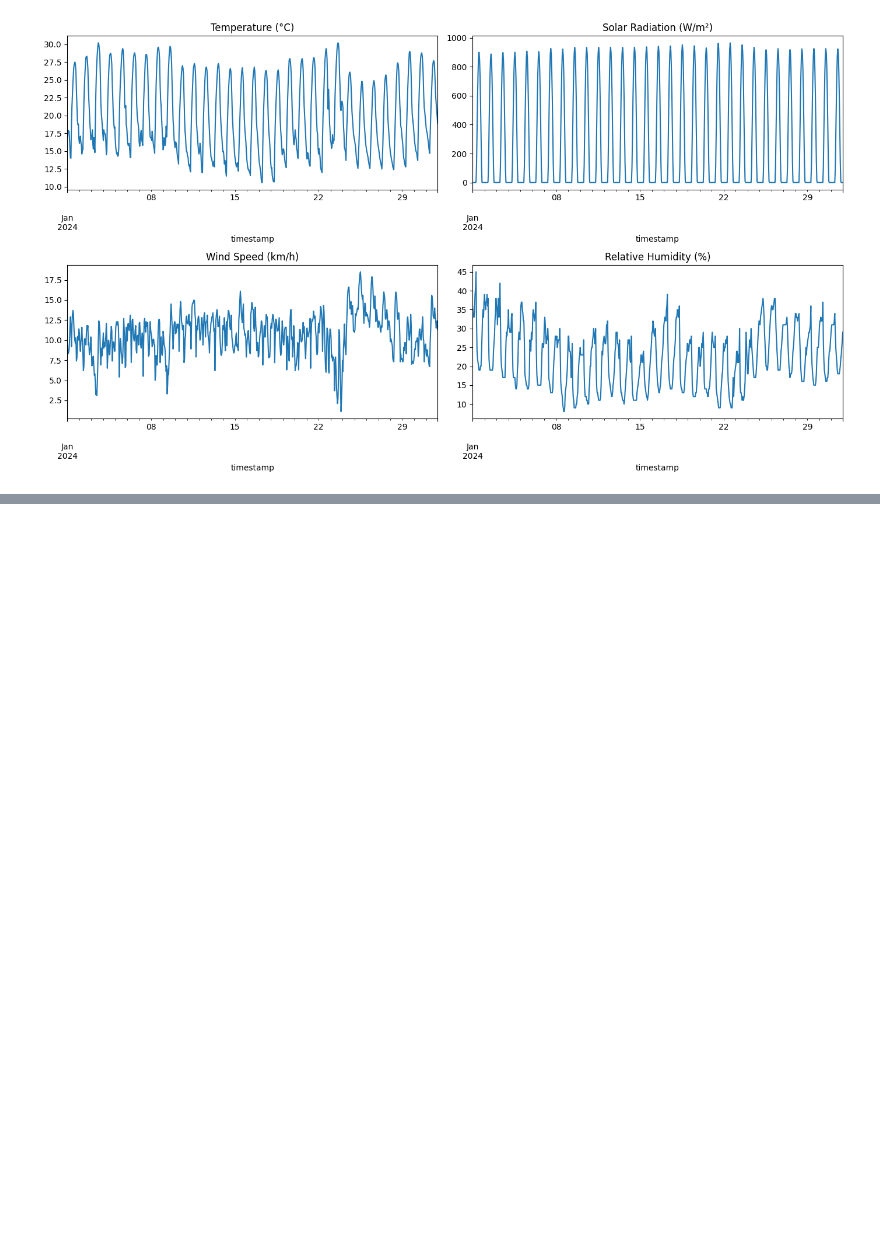
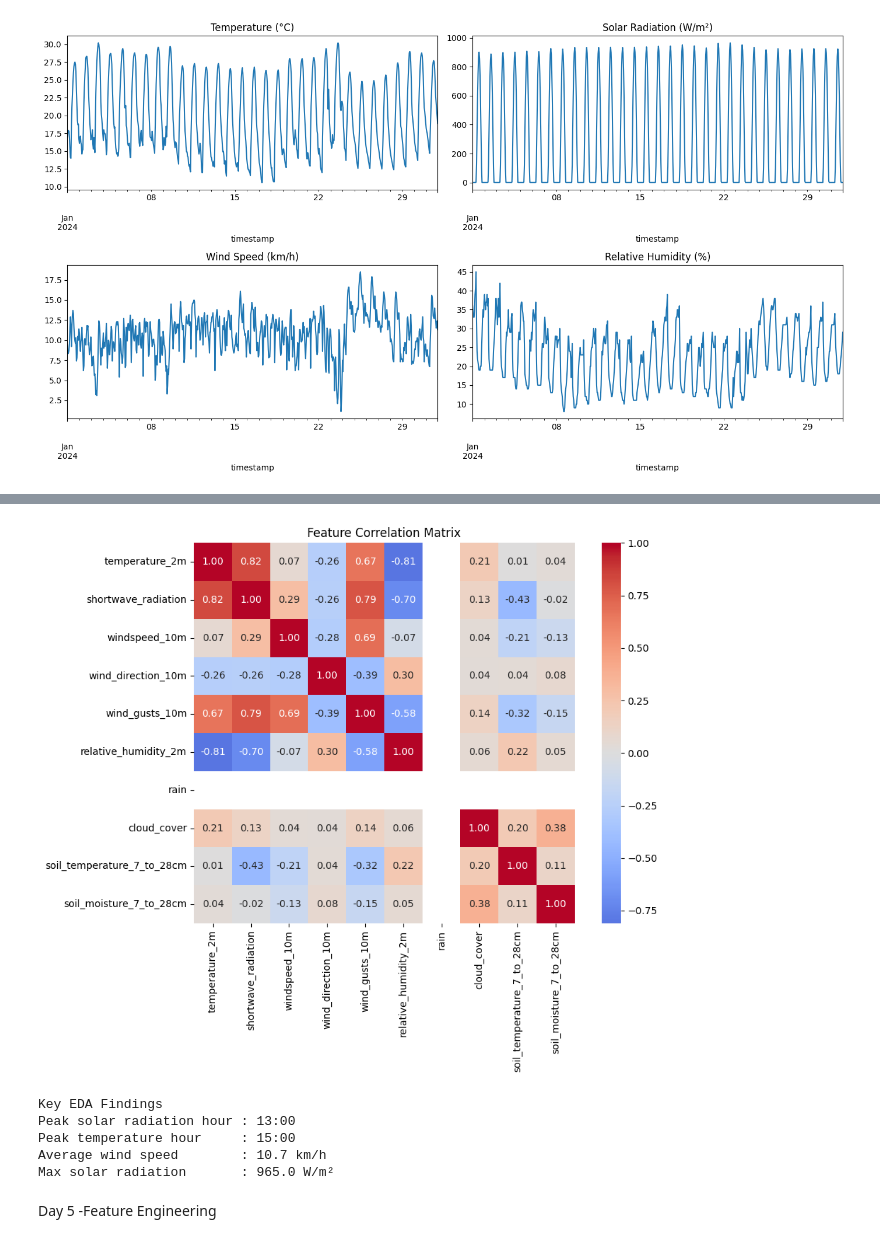
Before and after one commit to mmoh-i/ml-sprint, a Jupyter notebook: notebooks/01_cleaning.ipynb, the cells around one changed output, grey strips where cells are left out. Saved outputs shown, nothing was run; the diff lists cells and outputs as text; code cells hidden in the pictures; blank space fills up the shorter version.

Commit message:
Days 3-6: cleaning, EDA, feature engineering and scaling

```diff
--- a/notebooks/01_cleaning.ipynb
+++ b/notebooks/01_cleaning.ipynb
@@ -140,0 +196,27 @@ df.head()
+# %%
+#correlation
+
+fig, ax = plt.subplots(figsize=(10,8))
+sns.heatmap(df[sensor_cols].corr(), annot=True, fmt=".2f", cmap="coolwarm", center=0, ax=ax, square=True)
+ax.set_title("Feature Correlation Matrix")
+plt.tight_layout()
+plt.show()
+# %% [output]
+[figure, added]
+# %%
+peak_solar_hour = df_plot.groupby(df_plot.index.hour)["shortwave_radiation"].mean().idxmax()
+peak_temp_hour  = df_plot.groupby(df_plot.index.hour)["temperature_2m"].mean().idxmax()
+
+print("Key EDA Findings")
+print(f"Peak solar radiation hour : {peak_solar_hour}:00")
+print(f"Peak temperature hour     : {peak_temp_hour}:00")
+print(f"Average wind speed        : {df['windspeed_10m'].mean():.1f} km/h")
+print(f"Max solar radiation       : {df['shortwave_radiation'].max():.1f} W/m²")
+# %% [output]
+Key EDA Findings
+Peak solar radiation hour : 13:00
+Peak temperature hour     : 15:00
+Average wind speed        : 10.7 km/h
+Max solar radiation       : 965.0 W/m²
+# %% [markdown]
+Day 5 -Feature Engineering
```
Also changed, not shown: parts of 20 cells of this notebook, 3 other files.
